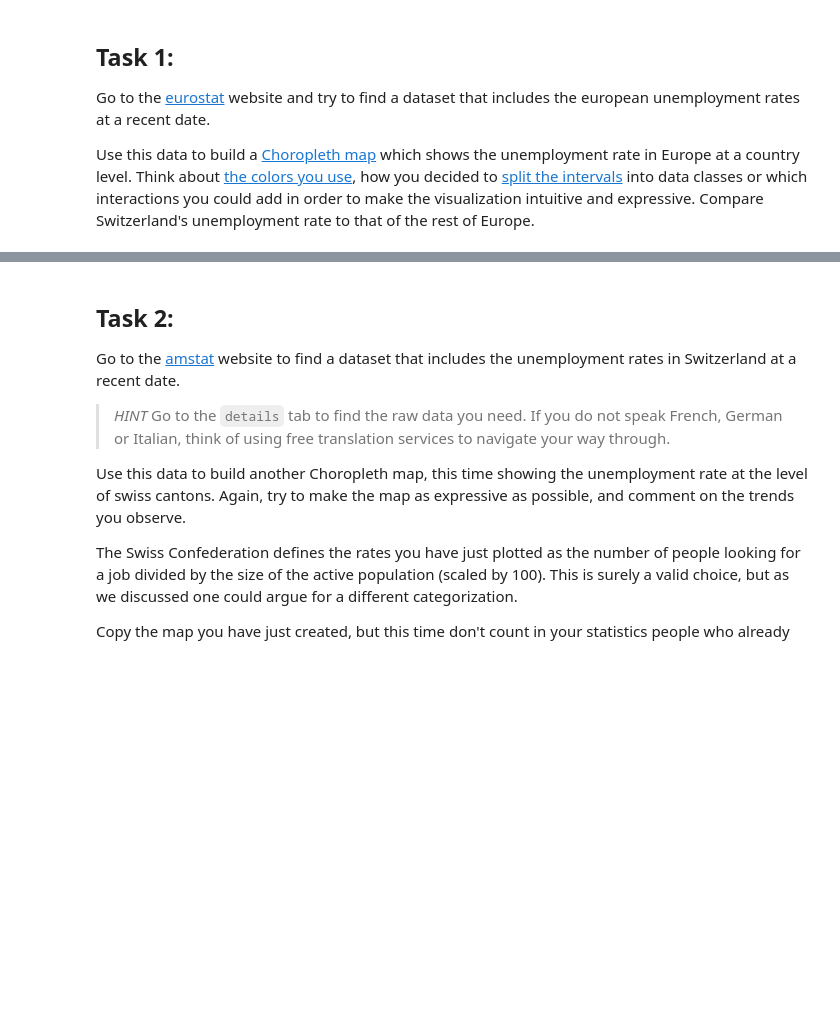
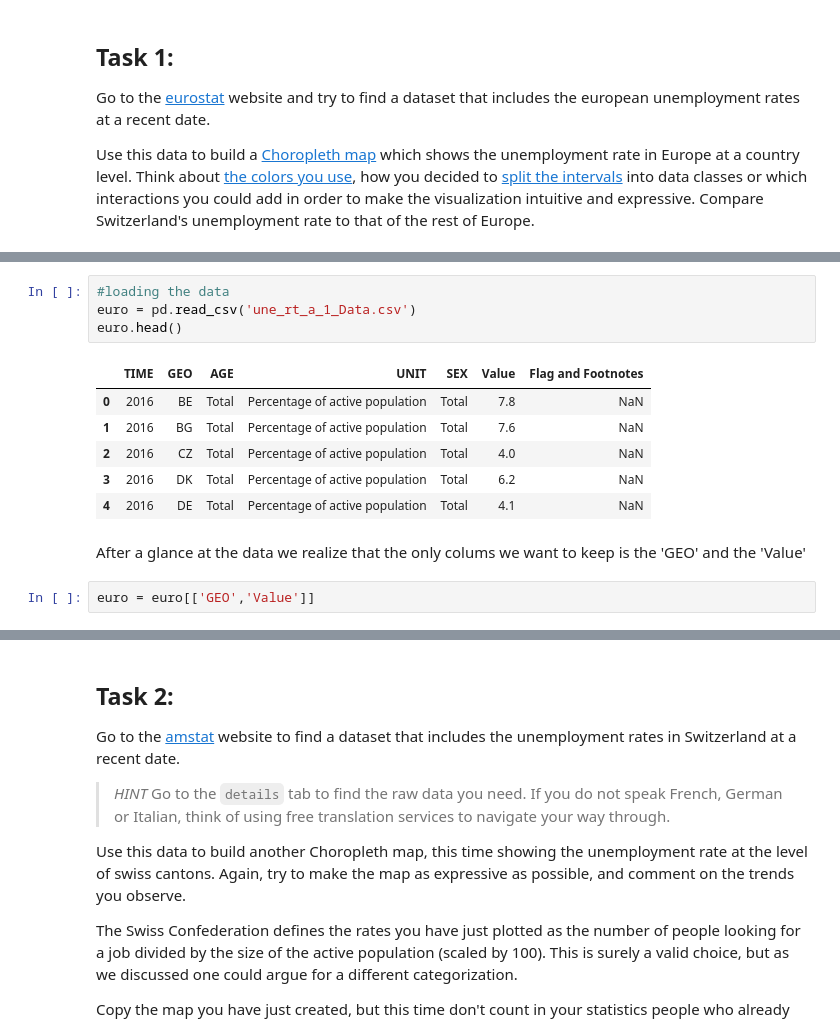
Before and after one commit to sourabhlal/ada2017, a Jupyter notebook: 03 - Interactive Viz/Homework3.ipynb, the cells around one changed output, grey strips where cells are left out. Cells and saved outputs as stored; diff of their text form; blank space fills up the shorter version.

```diff
--- a/03 - Interactive Viz/Homework3.ipynb
+++ b/03 - Interactive Viz/Homework3.ipynb
@@ -20,0 +36,15 @@ Use this data to build a [Choropleth map](https://en.wikipedia.org/wiki/Chorople
+# %%
+#loading the data
+euro = pd.read_csv('une_rt_a_1_Data.csv')
+euro.head()
+# %% [output]
+|  | TIME | GEO | AGE | UNIT | SEX | Value | Flag and Footnotes |
+| 0 | 2016 | BE | Total | Percentage of active population | Total | 7.8 | NaN |
+| 1 | 2016 | BG | Total | Percentage of active population | Total | 7.6 | NaN |
+| 2 | 2016 | CZ | Total | Percentage of active population | Total | 4.0 | NaN |
+| 3 | 2016 | DK | Total | Percentage of active population | Total | 6.2 | NaN |
+| 4 | 2016 | DE | Total | Percentage of active population | Total | 4.1 | NaN |
+# %% [markdown]
+After a glance at the data we realize that the only colums we want to keep is the 'GEO' and the 'Value'
+# %%
+euro = euro[['GEO','Value']]
```
Also changed, not shown: parts of 23 cells of this notebook, 8 other files.
